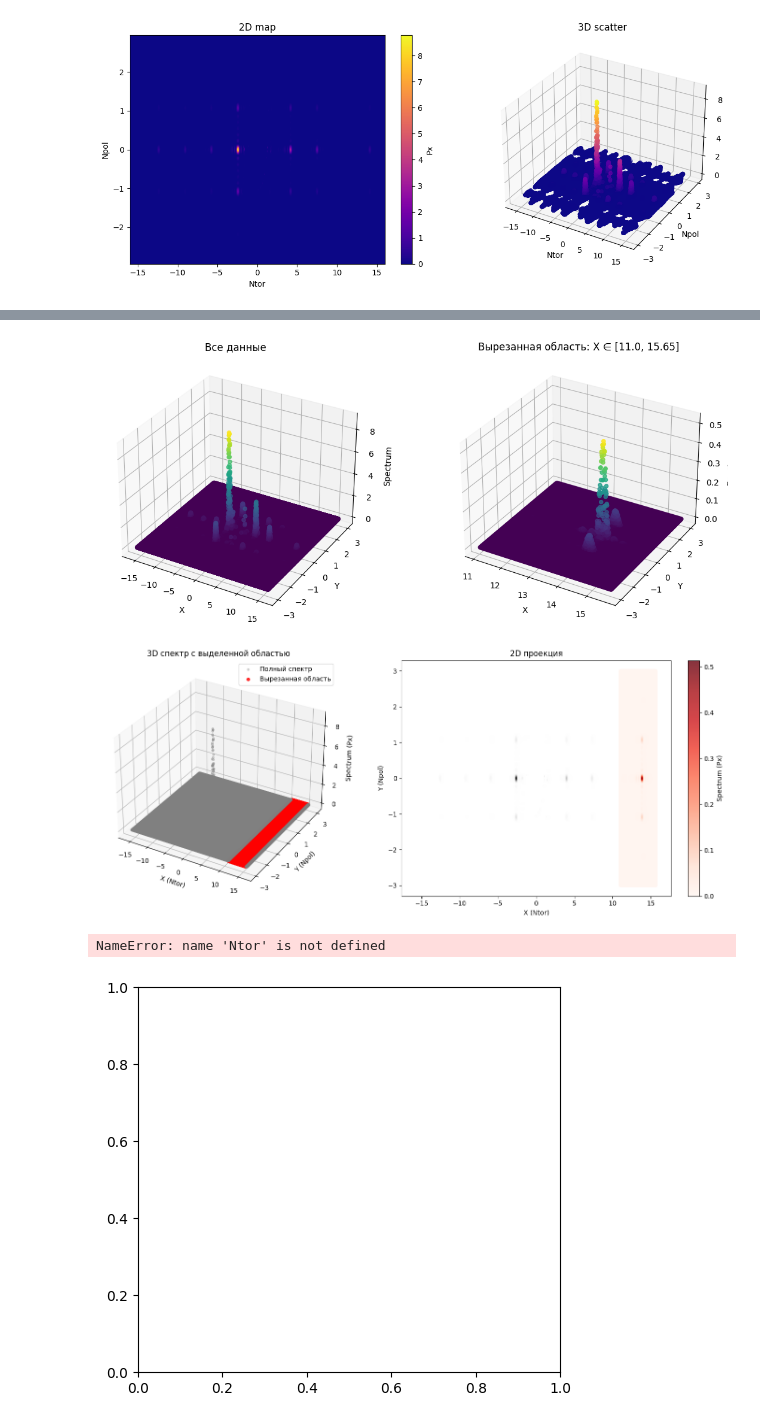
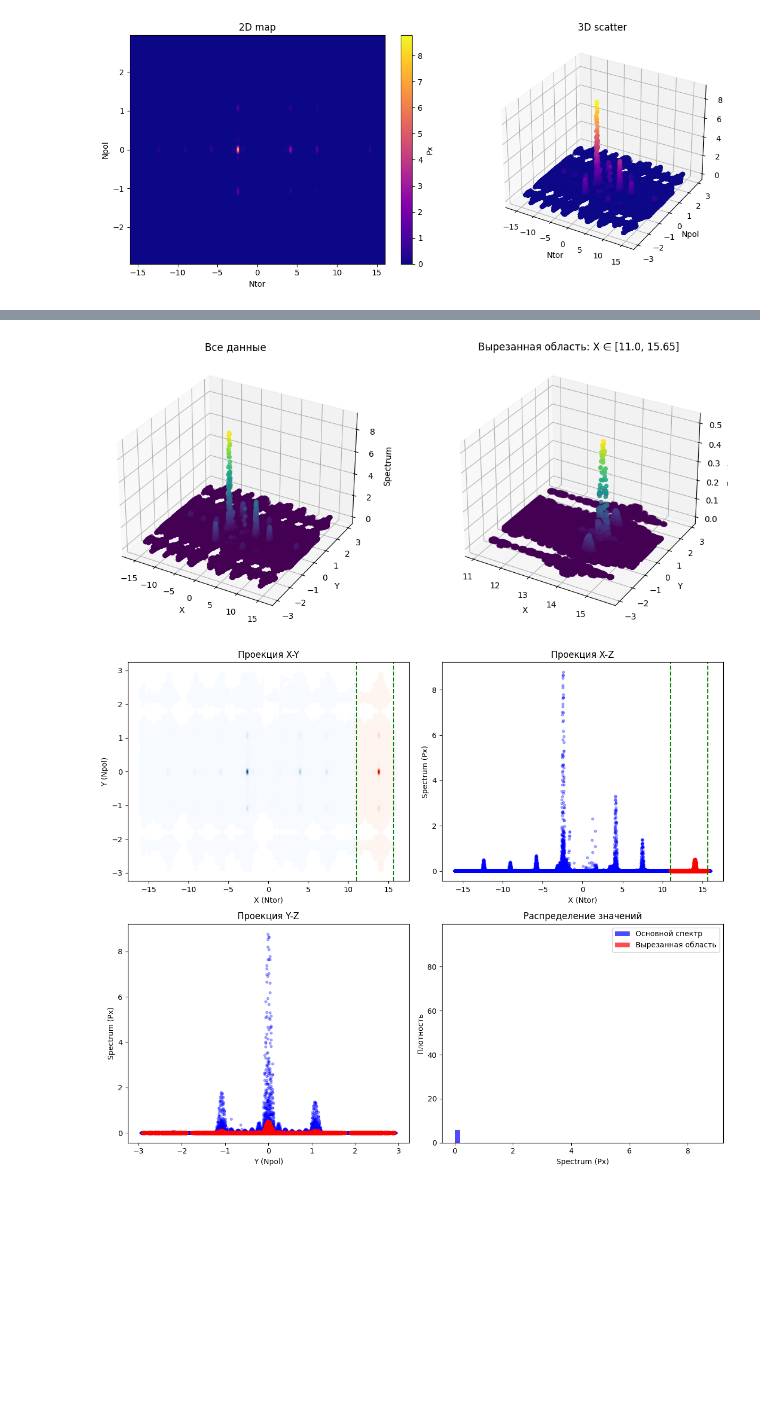
Before and after one commit to Ul1anchik/Synergistic-effect-in-plasma-, a Jupyter notebook: spec_2D/spec.ipynb, the cells around one changed output, grey strips where cells are left out. Saved outputs shown, nothing was run; the diff lists cells and outputs as text; code cells hidden in the pictures; blank space fills up the shorter version.

```diff
--- a/spec_2D/spec.ipynb
+++ b/spec_2D/spec.ipynb
@@ -109,4 +69,6 @@ plt.show()
 # %%
+data = np.loadtxt('spectrum_7x3_3a_filtered.dat')
+
 if data.ndim == 2 and data.shape[1] >= 3:
     x = data[:, 0]  # первая координата
     y = data[:, 1]  # вторая координата
@@ -114,10 +76,10 @@ if data.ndim == 2 and data.shape[1] >= 3:
 
     # Вырезаем область по X (аналогично 2D случаю)
     x_min, x_max = 11.0, 15.65
-    mask_x = (x >= x_min) & (x <= x_max)
+    mask_cut = (x >= x_min) & (x <= x_max)
 
     # Применяем маску
-    data_cut = data[mask_x]
+    data_cut = data[mask_cut]
     x_cut = data_cut[:, 0]
     y_cut = data_cut[:, 1]
     z_cut = data_cut[:, 2]
@@ -125,65 +87,67 @@ if data.ndim == 2 and data.shape[1] >= 3:
 # Визуализация
 fig = plt.figure(figsize=(12, 5))
 
 # Полные данные
 ax1 = fig.add_subplot(121, projection='3d')
 sc1 = ax1.scatter(x, y, z, c=z, cmap='viridis')
 ax1.set_title('Все данные')
 ax1.set_xlabel('X')
 ax1.set_ylabel('Y')
 ax1.set_zlabel('Spectrum')
 
 # Вырезанная область
 ax2 = fig.add_subplot(122, projection='3d')
 sc2 = ax2.scatter(x_cut, y_cut, z_cut, c=z_cut, cmap='viridis')
 ax2.set_title(f'Вырезанная область: X ∈ [{x_min}, {x_max}]')
 ax2.set_xlabel('X')
 ax2.set_ylabel('Y')
 ax2.set_zlabel('Spectrum')
 
 plt.tight_layout()
 plt.show()
 
+# Проекции на разные плоскости
+fig, axes = plt.subplots(2, 2, figsize=(12, 10))
 
-# Разделяем данные на две группы
-data_full = data[~mask_x]    # данные вне вырезанной области
-data_cut = data[mask_x]      # вырезанная область
+# Проекция X-Y
+sc1 = axes[0,0].scatter(x[~mask_cut], y[~mask_cut], c=z[~mask_cut],
+                       cmap='Blues', alpha=0.5, s=10)
+sc2 = axes[0,0].scatter(x[mask_cut], y[mask_cut], c=z[mask_cut],
+                       cmap='Reds', alpha=0.8, s=20)
+axes[0,0].set_xlabel('X (Ntor)')
+axes[0,0].set_ylabel('Y (Npol)')
+axes[0,0].set_title('Проекция X-Y')
+axes[0,0].axvline(x=x_min, color='green', linestyle='--')
+axes[0,0].axvline(x=x_max, color='green', linestyle='--')
 
-# Создаем фигуру с 3D проекцией
-fig = plt.figure(figsize=(15, 6))
+# Проекция X-Z
+axes[0,1].scatter(x[~mask_cut], z[~mask_cut], c='blue', alpha=0.3, s=10)
+axes[0,1].scatter(x[mask_cut], z[mask_cut], c='red', alpha=0.8, s=20)
+axes[0,1].set_xlabel('X (Ntor)')
+axes[0,1].set_ylabel('Spectrum (Px)')
+axes[0,1].set_title('Проекция X-Z')
+axes[0,1].axvline(x=x_min, color='green', linestyle='--')
+axes[0,1].axvline(x=x_max, color='green', linestyle='--')
 
-# 3D визуализация
-ax1 = fig.add_subplot(121, projection='3d')
+# Проекция Y-Z
+axes[1,0].scatter(y[~mask_cut], z[~mask_cut], c='blue', alpha=0.3, s=10)
+axes[1,0].scatter(y[mask_cut], z[mask_cut], c='red', alpha=0.8, s=20)
+axes[1,0].set_xlabel('Y (Npol)')
+axes[1,0].set_ylabel('Spectrum (Px)')
+axes[1,0].set_title('Проекция Y-Z')
 
-# Все данные серым цветом
-sc1 = ax1.scatter(data_full[:, 0], data_full[:, 1], data_full[:, 2],
-                 c='gray', alpha=0.3, s=10, label='Полный спектр')
-
-# Вырезанная область красным
-sc2 = ax1.scatter(data_cut[:, 0], data_cut[:, 1], data_cut[:, 2],
-                 c='red', alpha=0.8, s=20, label='Вырезанная область')
-
-ax1.set_xlabel('X (Ntor)')
-ax1.set_ylabel('Y (Npol)')
-ax1.set_zlabel('Spectrum (Px)')
-ax1.set_title('3D спектр с выделенной областью')
-ax1.legend()
-
-# 2D проекция
-ax2 = fig.add_subplot(122)
-sc3 = ax2.scatter(data_full[:, 0], data_full[:, 1], c=data_full[:, 2],
-                 cmap='Greys', alpha=0.5, s=10)
-sc4 = ax2.scatter(data_cut[:, 0], data_cut[:, 1], c=data_cut[:, 2],
-                 cmap='Reds', alpha=0.8, s=20)
-ax2.set_xlabel('X (Ntor)')
-ax2.set_ylabel('Y (Npol)')
-ax2.set_title('2D проекция')
-plt.colorbar(sc4, label='Spectrum (Px)')
+# Гистограмма распределения
+axes[1,1].hist(z[~mask_cut], bins=50, alpha=0.7, color='blue',
+               label='Основной спектр', density=True)
+axes[1,1].hist(z[mask_cut], bins=50, alpha=0.7, color='red',
+               label='Вырезанная область', density=True)
+axes[1,1].set_xlabel('Spectrum (Px)')
+axes[1,1].set_ylabel('Плотность')
+axes[1,1].set_title('Распределение значений')
+axes[1,1].legend()
 
 plt.tight_layout()
 plt.show()
 # %% [output]
-[figure, old version]
+[figure, new version]
-[figure, old version]
+[figure, new version]
-NameError: name 'Ntor' is not defined
-[figure, removed]
```
Also changed, not shown: parts of 1 cell of this notebook.
